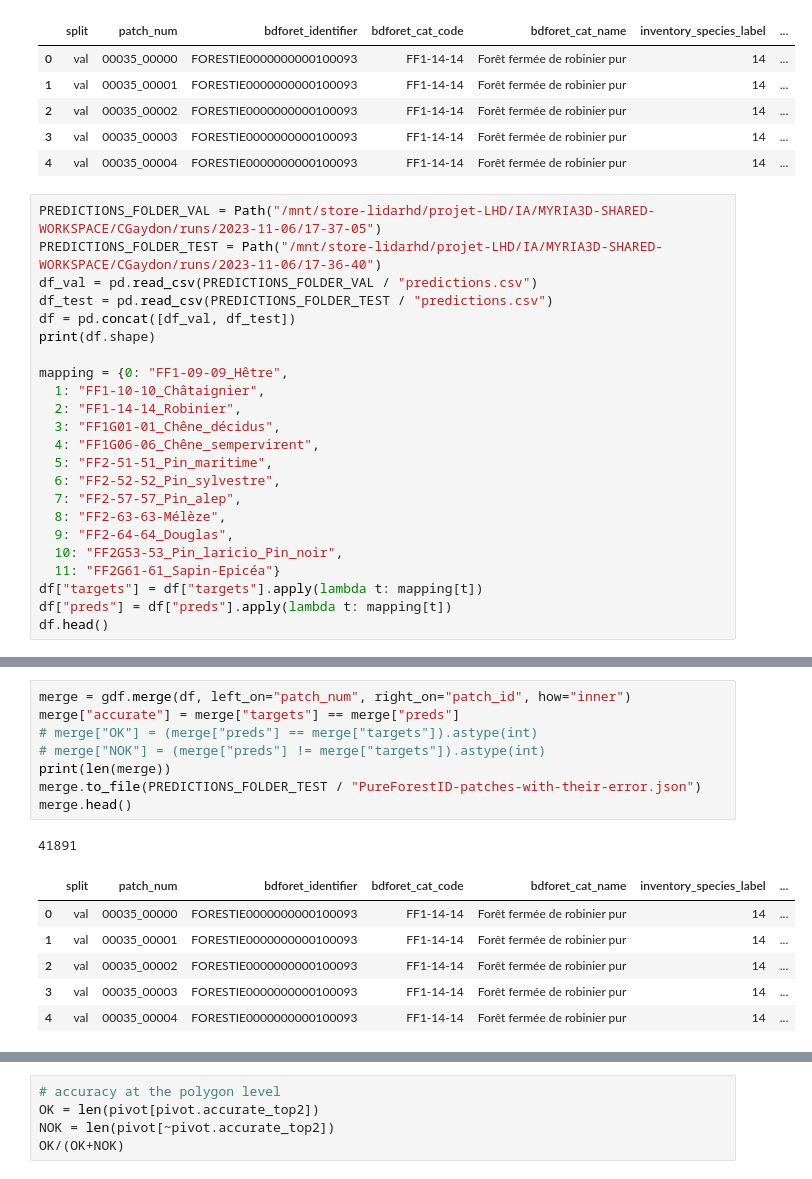
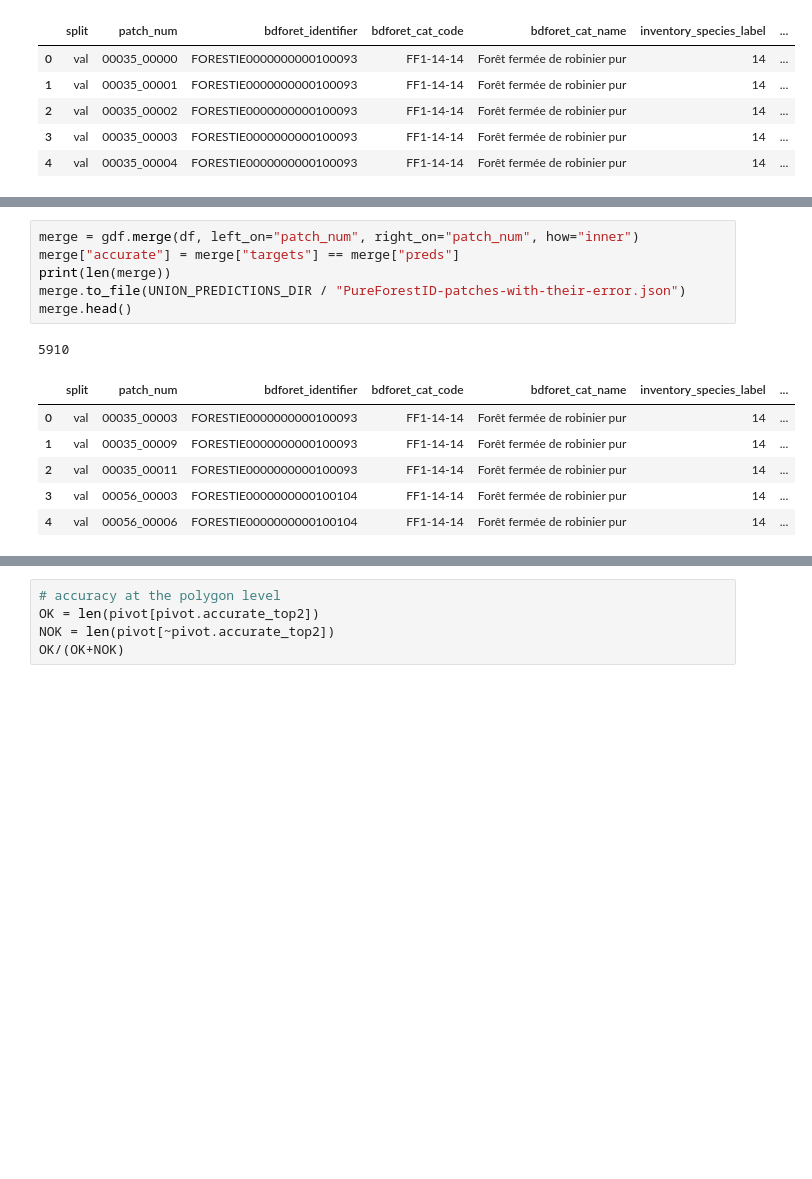
Before and after one commit to IGNF/myria3d, a Jupyter notebook: PureForestID-prediction-by-polygon.ipynb, the cells around one changed output, grey strips where cells are left out. Cells and saved outputs as stored; diff of their text form; blank space fills up the shorter version.

```diff
--- a/PureForestID-prediction-by-polygon.ipynb
+++ b/PureForestID-prediction-by-polygon.ipynb
@@ -19,26 +65,3 @@ Index(['split', 'patch_num', 'bdforet_identifier', 'bdforet_cat_code',
 | 2 | val | 00035_00002 | FORESTIE0000000000100093 | FF1-14-14 | Forêt fermée de robinier pur | 14 | ... |
 | 3 | val | 00035_00003 | FORESTIE0000000000100093 | FF1-14-14 | Forêt fermée de robinier pur | 14 | ... |
 | 4 | val | 00035_00004 | FORESTIE0000000000100093 | FF1-14-14 | Forêt fermée de robinier pur | 14 | ... |
-# %%
-PREDICTIONS_FOLDER_VAL = Path("/mnt/store-lidarhd/projet-LHD/IA/MYRIA3D-SHARED-WORKSPACE/CGaydon/runs/2023-11-06/17-37-05")
-PREDICTIONS_FOLDER_TEST = Path("/mnt/store-lidarhd/projet-LHD/IA/MYRIA3D-SHARED-WORKSPACE/CGaydon/runs/2023-11-06/17-36-40")
-df_val = pd.read_csv(PREDICTIONS_FOLDER_VAL / "predictions.csv")
-df_test = pd.read_csv(PREDICTIONS_FOLDER_TEST / "predictions.csv")
-df = pd.concat([df_val, df_test])
-print(df.shape)
-
-mapping = {0: "FF1-09-09_Hêtre",
-  1: "FF1-10-10_Châtaignier",
-  2: "FF1-14-14_Robinier",
-  3: "FF1G01-01_Chêne_décidus",
-  4: "FF1G06-06_Chêne_sempervirent",
-  5: "FF2-51-51_Pin_maritime",
-  6: "FF2-52-52_Pin_sylvestre",
-  7: "FF2-57-57_Pin_alep",
-  8: "FF2-63-63-Mélèze",
-  9: "FF2-64-64_Douglas",
-  10: "FF2G53-53_Pin_laricio_Pin_noir",
-  11: "FF2G61-61_Sapin-Epicéa"}
-df["targets"] = df["targets"].apply(lambda t: mapping[t])
-df["preds"] = df["preds"].apply(lambda t: mapping[t])
-df.head()
@@ -53,19 +68,17 @@ df.head()
 # %%
-merge = gdf.merge(df, left_on="patch_num", right_on="patch_id", how="inner")
+merge = gdf.merge(df, left_on="patch_num", right_on="patch_num", how="inner")
 merge["accurate"] = merge["targets"] == merge["preds"]
-# merge["OK"] = (merge["preds"] == merge["targets"]).astype(int)
-# merge["NOK"] = (merge["preds"] != merge["targets"]).astype(int)
 print(len(merge))
-merge.to_file(PREDICTIONS_FOLDER_TEST / "PureForestID-patches-with-their-error.json")
+merge.to_file(UNION_PREDICTIONS_DIR / "PureForestID-patches-with-their-error.json")
 merge.head()
 # %% [output]
-41891
+5910
 |  | split | patch_num | bdforet_identifier | bdforet_cat_code | bdforet_cat_name | inventory_species_label | ... |
-| 0 | val | 00035_00000 | FORESTIE0000000000100093 | FF1-14-14 | Forêt fermée de robinier pur | 14 | ... |
-| 1 | val | 00035_00001 | FORESTIE0000000000100093 | FF1-14-14 | Forêt fermée de robinier pur | 14 | ... |
-| 2 | val | 00035_00002 | FORESTIE0000000000100093 | FF1-14-14 | Forêt fermée de robinier pur | 14 | ... |
-| 3 | val | 00035_00003 | FORESTIE0000000000100093 | FF1-14-14 | Forêt fermée de robinier pur | 14 | ... |
-| 4 | val | 00035_00004 | FORESTIE0000000000100093 | FF1-14-14 | Forêt fermée de robinier pur | 14 | ... |
+| 0 | val | 00035_00003 | FORESTIE0000000000100093 | FF1-14-14 | Forêt fermée de robinier pur | 14 | ... |
+| 1 | val | 00035_00009 | FORESTIE0000000000100093 | FF1-14-14 | Forêt fermée de robinier pur | 14 | ... |
+| 2 | val | 00035_00011 | FORESTIE0000000000100093 | FF1-14-14 | Forêt fermée de robinier pur | 14 | ... |
+| 3 | val | 00056_00003 | FORESTIE0000000000100104 | FF1-14-14 | Forêt fermée de robinier pur | 14 | ... |
+| 4 | val | 00056_00006 | FORESTIE0000000000100104 | FF1-14-14 | Forêt fermée de robinier pur | 14 | ... |
 # %%
 groups = merge.groupby(["bdforet_identifier","bdforet_cat_code","targets","preds"]).size().reset_index()
 pivot = groups.pivot(index=["bdforet_identifier","targets"],columns="preds",values=0).fillna(0).astype(int)
```
Also changed, not shown: parts of 35 cells of this notebook.
